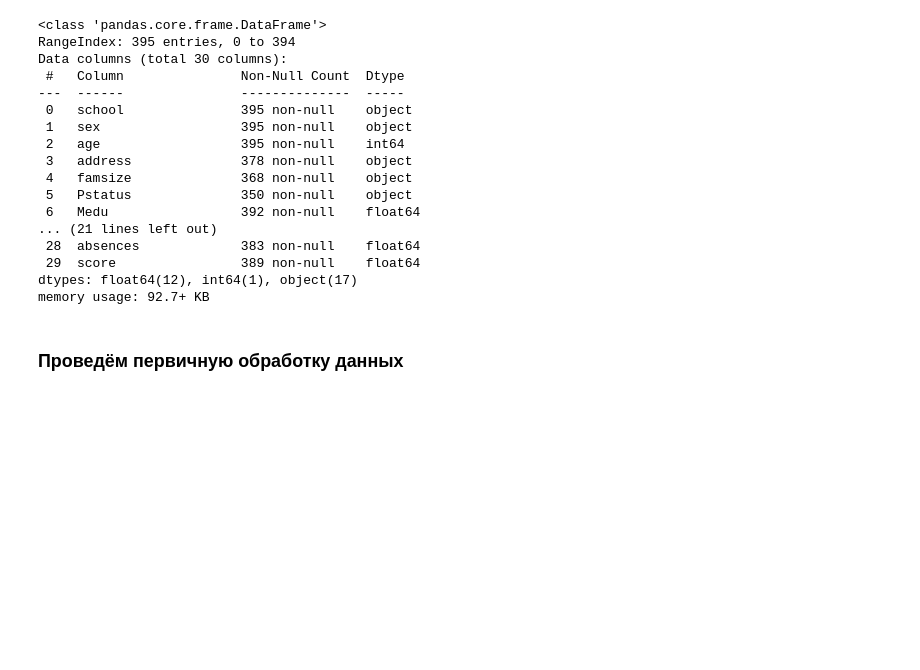
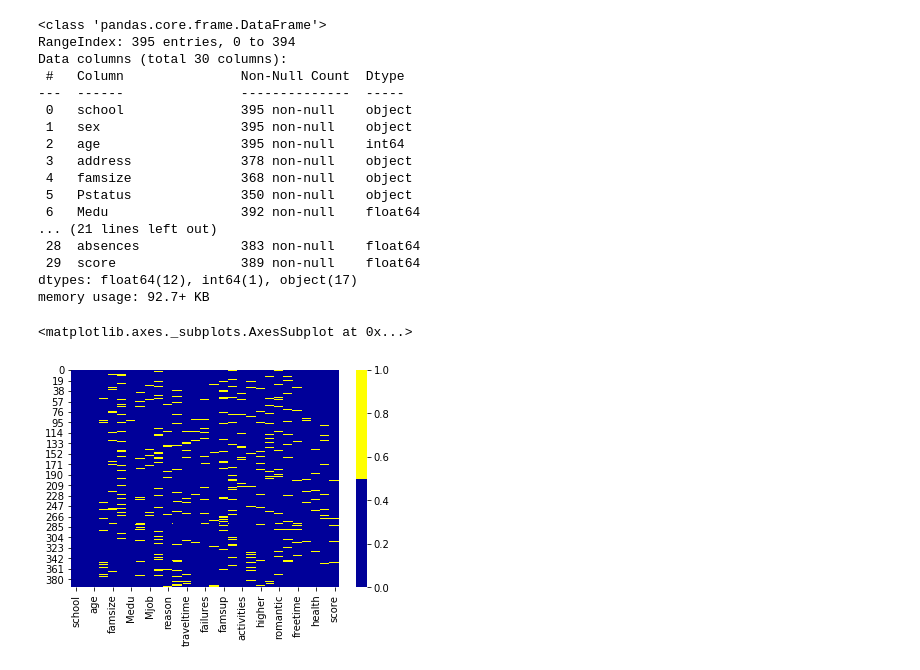
Before and after one commit to NikolasV87/moduke_2, a Jupyter notebook: stud_muth.ipynb, the cells around one changed output. Drawn from its saved outputs; the diff is of its cells as text; code cells hidden in the pictures; blank space fills up the shorter version.

```diff
--- a/stud_muth.ipynb
+++ b/stud_muth.ipynb
@@ -114,8 +121,13 @@ Data columns (total 30 columns):
  29  score                389 non-null    float64
 dtypes: float64(12), int64(1), object(17)
 memory usage: 92.7+ KB
-# %% [markdown]
-### Проведём первичную обработку данных
 # %%
 # Колонке 'studytime, granular' нет в описание к датасету, удоляем её, что бы не работать с непровереными данными.
 studs.drop(['studytime, granular'], axis='columns', inplace=True)
+# %%
+#  Визуализируем пропущенные значения с помощью тепловой карты.
+colours = ['#000099', '#ffff00'] # определяем цвета, желтый - пропущенные данные, синий - не пропущенные
+sns.heatmap(studs.isnull(), cmap=sns.color_palette(colours))
+# %% [output]
+<matplotlib.axes._subplots.AxesSubplot at 0x...>
+[figure, added]
```
Also changed, not shown: parts of 51 cells of this notebook, 2 other files.
